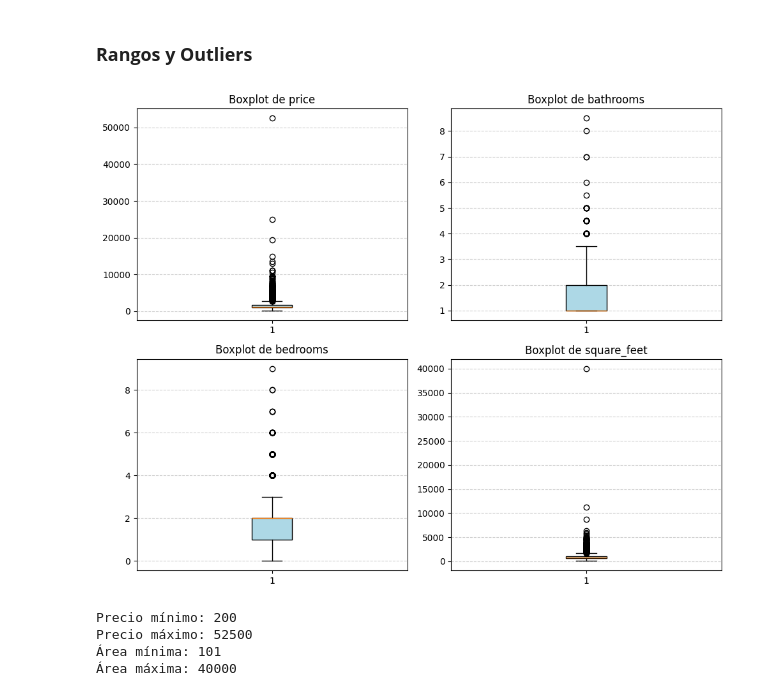
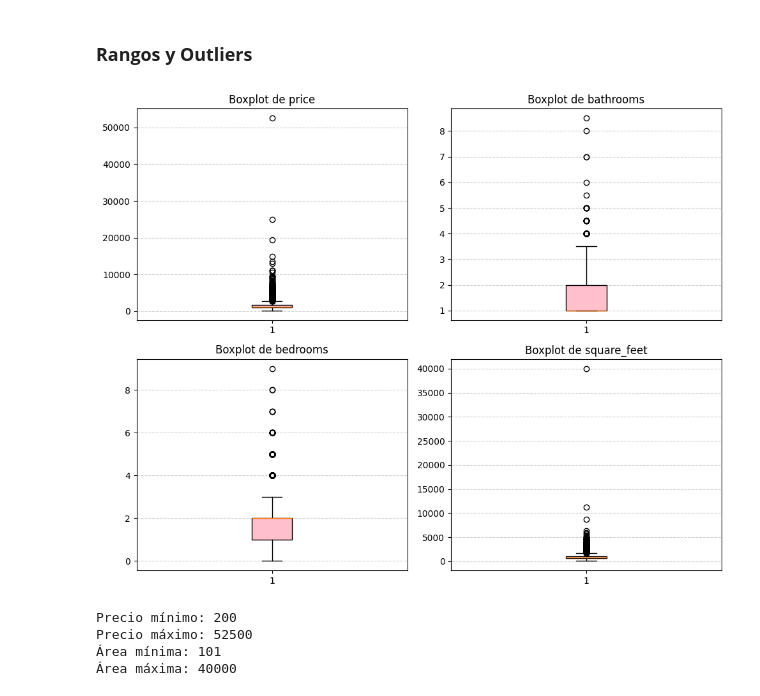
Before and after one commit to claraagui/Proyecto_Final, a Jupyter notebook: notebooks/01_eda_inicial.ipynb, the cells around one changed output. Cells and saved outputs as stored; diff of their text form; code cells hidden in the pictures.

```diff
--- a/notebooks/01_eda_inicial.ipynb
+++ b/notebooks/01_eda_inicial.ipynb
@@ -210,17 +203,17 @@ Las Distribuciones iniciales mostradas nos dan una idea de las mayores tendencia
 # %%
 fig, axes = plt.subplots(2, 2, figsize=(10,8))
 axes = axes.ravel()
 cols = ['price', 'bathrooms', 'bedrooms', 'square_feet']
 
 for i, col in enumerate(cols):
-    axes[i].boxplot(df[col].dropna(), patch_artist=True, boxprops=dict(facecolor='lightblue'))
+    axes[i].boxplot(df[col].dropna(), patch_artist=True, boxprops=dict(facecolor='pink'))
     axes[i].set_title(f'Boxplot de {col}')
     axes[i].grid(axis='y', linestyle='--', alpha=0.6)
 
 plt.tight_layout()
 plt.show()
 # %% [output]
-[figure, old version]
+[figure, new version]
 # %%
 print("Precio mínimo:", df['price'].min())
 print("Precio máximo:", df['price'].max())
```
Also changed, not shown: parts of 4 cells of this notebook, 3 other files.
